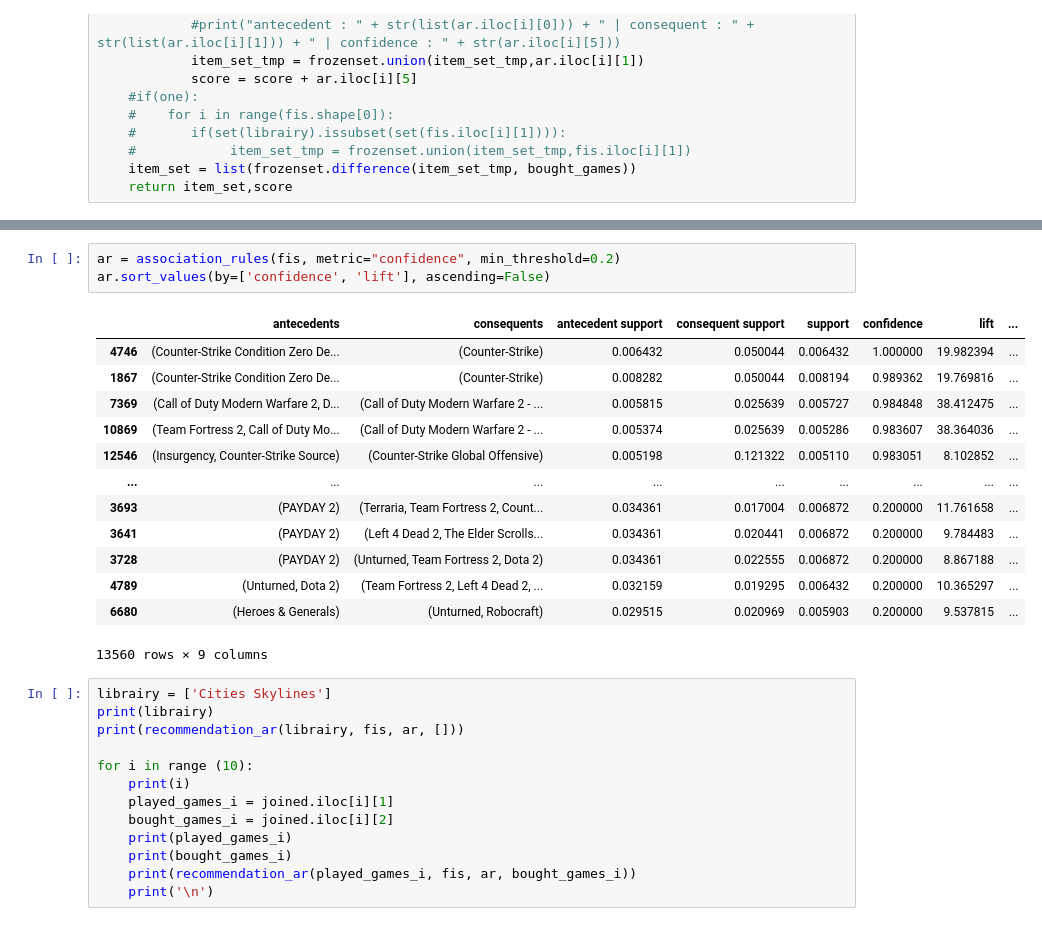
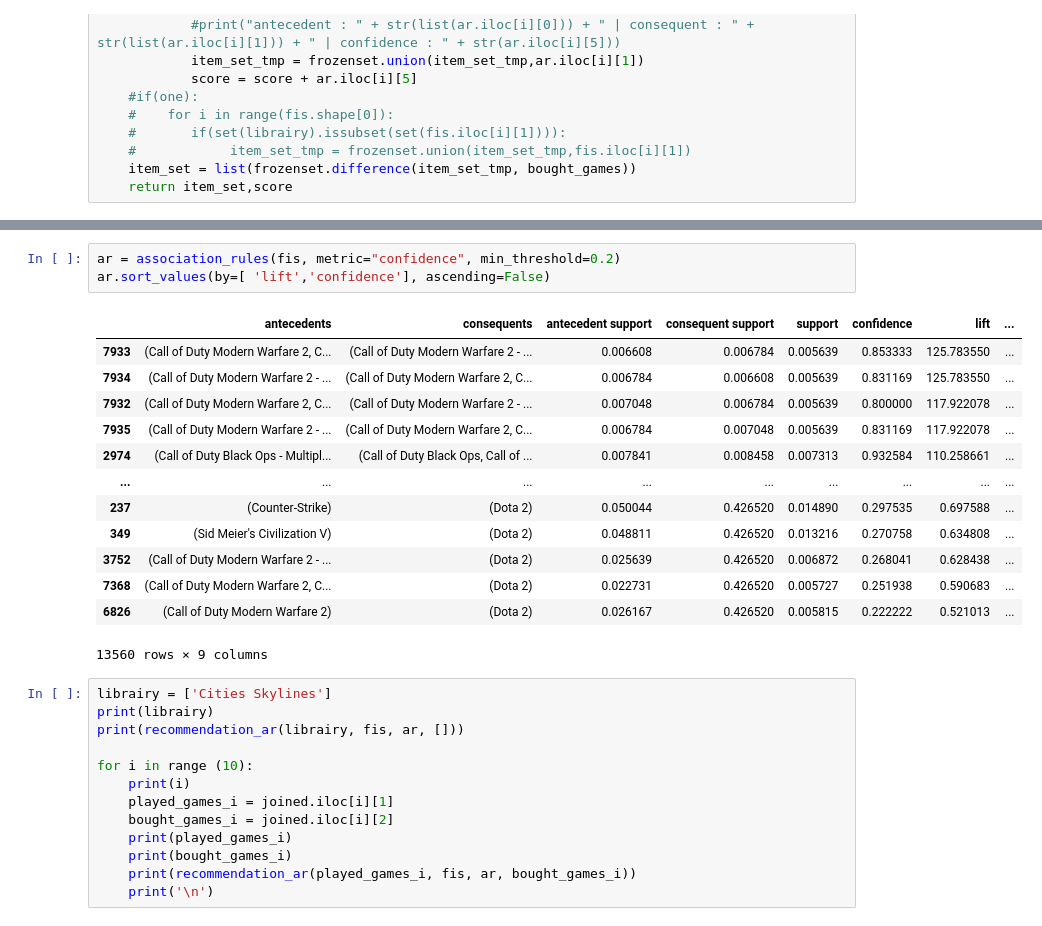
Before and after one commit to Vbardusco/sd201-steam-recommendations, a Jupyter notebook: kaggle_dataset/fis_progress.ipynb, the cells around one changed output, grey strips where cells are left out. Saved outputs shown, nothing was run; the diff lists cells and outputs as text.

```diff
--- a/kaggle_dataset/fis_progress.ipynb
+++ b/kaggle_dataset/fis_progress.ipynb
@@ -176,19 +162,19 @@ for i in range (20):
 # %%
 ar = association_rules(fis, metric="confidence", min_threshold=0.2)
-ar.sort_values(by=['confidence', 'lift'], ascending=False)
+ar.sort_values(by=[ 'lift','confidence'], ascending=False)
 # %% [output]
 |  | antecedents | consequents | antecedent support | consequent support | support | confidence | lift | ... |
-| 4746 | (Counter-Strike Condition Zero De... | (Counter-Strike) | 0.006432 | 0.050044 | 0.006432 | 1.000000 | 19.982394 | ... |
-| 1867 | (Counter-Strike Condition Zero De... | (Counter-Strike) | 0.008282 | 0.050044 | 0.008194 | 0.989362 | 19.769816 | ... |
-| 7369 | (Call of Duty Modern Warfare 2, D... | (Call of Duty Modern Warfare 2 - ... | 0.005815 | 0.025639 | 0.005727 | 0.984848 | 38.412475 | ... |
-| 10869 | (Team Fortress 2, Call of Duty Mo... | (Call of Duty Modern Warfare 2 - ... | 0.005374 | 0.025639 | 0.005286 | 0.983607 | 38.364036 | ... |
-| 12546 | (Insurgency, Counter-Strike Source) | (Counter-Strike Global Offensive) | 0.005198 | 0.121322 | 0.005110 | 0.983051 | 8.102852 | ... |
+| 7933 | (Call of Duty Modern Warfare 2, C... | (Call of Duty Modern Warfare 2 - ... | 0.006608 | 0.006784 | 0.005639 | 0.853333 | 125.783550 | ... |
+| 7934 | (Call of Duty Modern Warfare 2 - ... | (Call of Duty Modern Warfare 2, C... | 0.006784 | 0.006608 | 0.005639 | 0.831169 | 125.783550 | ... |
+| 7932 | (Call of Duty Modern Warfare 2, C... | (Call of Duty Modern Warfare 2 - ... | 0.007048 | 0.006784 | 0.005639 | 0.800000 | 117.922078 | ... |
+| 7935 | (Call of Duty Modern Warfare 2 - ... | (Call of Duty Modern Warfare 2, C... | 0.006784 | 0.007048 | 0.005639 | 0.831169 | 117.922078 | ... |
+| 2974 | (Call of Duty Black Ops - Multipl... | (Call of Duty Black Ops, Call of ... | 0.007841 | 0.008458 | 0.007313 | 0.932584 | 110.258661 | ... |
 | ... | ... | ... | ... | ... | ... | ... | ... | ... |
-| 3693 | (PAYDAY 2) | (Terraria, Team Fortress 2, Count... | 0.034361 | 0.017004 | 0.006872 | 0.200000 | 11.761658 | ... |
-| 3641 | (PAYDAY 2) | (Left 4 Dead 2, The Elder Scrolls... | 0.034361 | 0.020441 | 0.006872 | 0.200000 | 9.784483 | ... |
-| 3728 | (PAYDAY 2) | (Unturned, Team Fortress 2, Dota 2) | 0.034361 | 0.022555 | 0.006872 | 0.200000 | 8.867188 | ... |
-| 4789 | (Unturned, Dota 2) | (Team Fortress 2, Left 4 Dead 2, ... | 0.032159 | 0.019295 | 0.006432 | 0.200000 | 10.365297 | ... |
-| 6680 | (Heroes & Generals) | (Unturned, Robocraft) | 0.029515 | 0.020969 | 0.005903 | 0.200000 | 9.537815 | ... |
+| 237 | (Counter-Strike) | (Dota 2) | 0.050044 | 0.426520 | 0.014890 | 0.297535 | 0.697588 | ... |
+| 349 | (Sid Meier's Civilization V) | (Dota 2) | 0.048811 | 0.426520 | 0.013216 | 0.270758 | 0.634808 | ... |
+| 3752 | (Call of Duty Modern Warfare 2 - ... | (Dota 2) | 0.025639 | 0.426520 | 0.006872 | 0.268041 | 0.628438 | ... |
+| 7368 | (Call of Duty Modern Warfare 2, C... | (Dota 2) | 0.022731 | 0.426520 | 0.005727 | 0.251938 | 0.590683 | ... |
+| 6826 | (Call of Duty Modern Warfare 2) | (Dota 2) | 0.026167 | 0.426520 | 0.005815 | 0.222222 | 0.521013 | ... |
 13560 rows × 9 columns
 # %%
 librairy = ['Cities Skylines']
```
Also changed, not shown: parts of 2 cells of this notebook.
